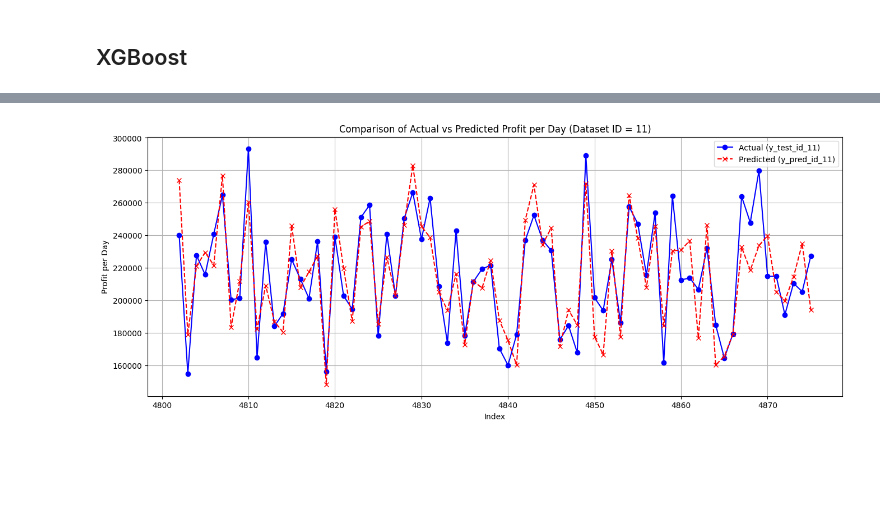
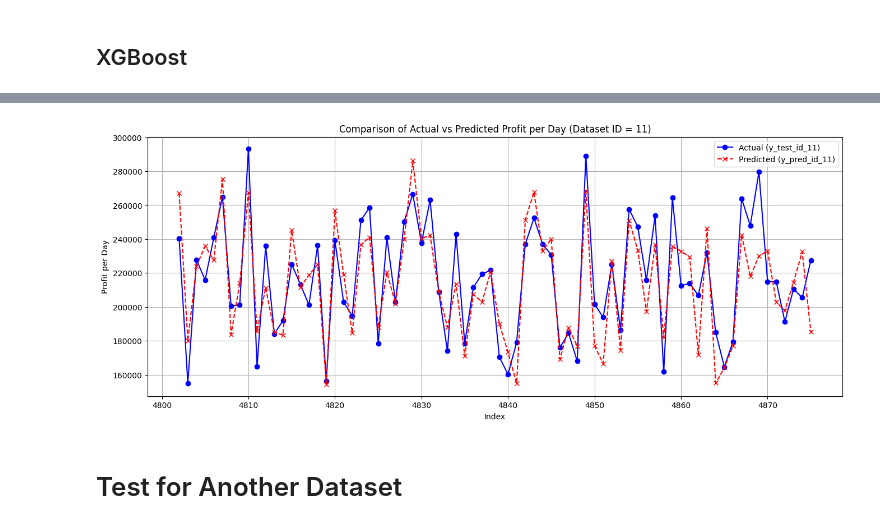
Before and after one commit to Bizniz-Corp/Pretrained-Prediksi-Profit-Model, a Jupyter notebook: Model/prediksiProfit.ipynb, the cells around one changed output, grey strips where cells are left out. Cells and saved outputs as stored; diff of their text form; code cells hidden in the pictures; blank space fills up the shorter version.

```diff
--- a/Model/prediksiProfit.ipynb
+++ b/Model/prediksiProfit.ipynb
@@ -263,5 +264,5 @@ def remove_non_temp_columns(df):
 # %%
-listTest = [remove_non_temp_columns(df) for df in listTest]
+listTest = [clean_and_standardize_data(df) for df in listTest]
 # %% [markdown]
 # Extract Data
 # %%
@@ -398,5 +408,5 @@ model = CatBoostRegressor(
     # random_seed=42
 )
 # %%
-model.fit(X_train_full, y_train_full, eval_set=eval_set, verbose=100)
+model.fit(X_train_full, y_train_full, eval_set=eval_set, verbose=10)
 # %% [output]
@@ -456,11 +458,10 @@ from xgboost import XGBRegressor
 
 model = XGBRegressor(
     n_estimators=5000,
-    learning_rate=0.05,
+    learning_rate=0.005,
     max_depth=12,
-    subsample=0.8,
-    colsample_bytree=0.8,
-    random_state=42
+    subsample=0.3,
+    colsample_bytree=0.9,
 )
 
 eval_set = [(X_train_full, y_train_full), (X_test_full, y_test_full)]
@@ -470,6 +471,6 @@ model.fit(
     eval_set=eval_set,
     # eval_metric="mae",
     # early_stopping_rounds=10,
-    verbose=True
+    verbose=100
 )
 # %% [output]
@@ -504,38 +505,21 @@ XGBRegressor(base_score=None, booster=None, callbacks=None,
+# %%
+figsize=(16, 6)
 # %%
 import matplotlib.pyplot as plt
 
-# Filter data untuk Dataset_ID = 11
 X_test_id_11 = X_test_full[X_test_full['Dataset_ID'] == 11]
 y_test_id_11 = y_test_full[X_test_full['Dataset_ID'] == 11]
-
-# Prediksi dengan model XGBoost
 y_pred_id_11 = model.predict(X_test_id_11)
-
-# Plot perbandingan
 plt.figure(figsize=figsize)
-plt.plot(
-    y_test_id_11.index,
-    y_test_id_11,
-    label='Actual (y_test_id_11)',
-    color='blue',
-    linestyle='-',
-    marker='o'
-)
-plt.plot(
-    y_test_id_11.index,
-    y_pred_id_11,
-    label='Predicted (y_pred_id_11)',
-    color='red',
-    linestyle='--',
-    marker='x'
-)
-
-# Tambahkan judul, label, dan legend
+plt.plot(y_test_id_11.index, y_test_id_11, label='Actual (y_test_id_11)', color='blue', linestyle='-', marker='o')
+plt.plot(y_test_id_11.index, y_pred_id_11, label='Predicted (y_pred_id_11)', color='red', linestyle='--', marker='x')
 plt.title('Comparison of Actual vs Predicted Profit per Day (Dataset ID = 11)')
 plt.xlabel('Index')
 plt.ylabel('Profit per Day')
 plt.legend()
 plt.grid(True)
 plt.show()
 # %% [output]
-[figure, old version]
+[figure, new version]
+# %% [markdown]
+# Test for Another Dataset
```
Also changed, not shown: parts of 11 cells of this notebook, 7 other files.
